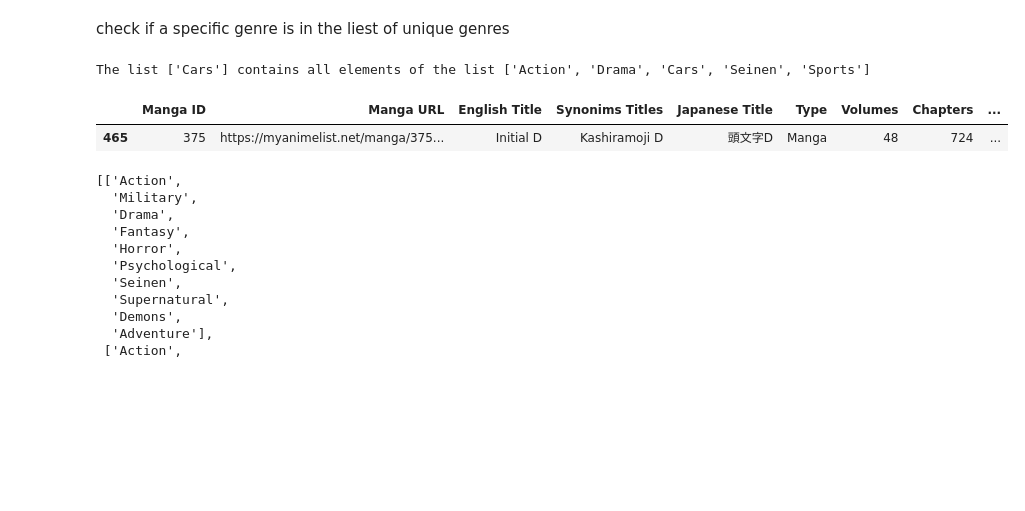
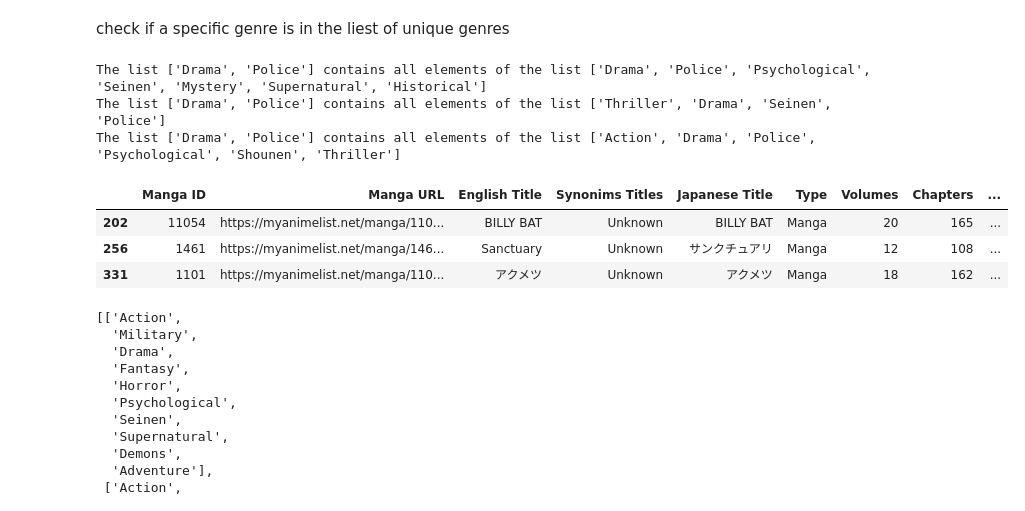
Before and after one commit to luthergit/Top_Mangas, a Jupyter notebook: Top_Manga_for_Dash.ipynb, the cells around one changed output. Saved outputs shown, nothing was run; the diff lists cells and outputs as text; code cells hidden in the pictures; blank space fills up the shorter version.

Commit message:
select specific genre2.0

```diff
--- a/Top_Manga_for_Dash.ipynb
+++ b/Top_Manga_for_Dash.ipynb
@@ -100,29 +100,34 @@ check if a specific genre is in the liest of unique genres
 # %%
 # top_manga_copy.info()
 selected_genres = []
 # test = ['Police']
-# test = ['Drama', 'Police', 'Psychological', 'Seinen', 'Mystery', 'Supernatural', 'Historical']
-test = ['Cars']
+test = ['Drama', 'Police']
+# test = 'Cars'
 
 for genres in top_manga_copy['Genres']:
 
 
 # To check that test has genres elements,
     check =  all(item in genres for item in test)
 #     test_genres = top_manga_copy[check]
 # test_genres
     if check is True:
         selected_genres.append(genres)
         print("The list {} contains all elements of the list {}".format(test, genres))
         test_genres = top_manga_copy[top_manga_copy['Genres'].isin(selected_genres)]
-#     else :
+    else :
 #         print("No, test doesn't have all elements of the genres.")
+        test_genres = top_manga_copy[top_manga_copy['Genres'].isin(selected_genres)]
 
 test_genres
 # %% [output]
-The list ['Cars'] contains all elements of the list ['Action', 'Drama', 'Cars', 'Seinen', 'Sports']
+The list ['Drama', 'Police'] contains all elements of the list ['Drama', 'Police', 'Psychological', 'Seinen', 'Mystery', 'Supernatural', 'Historical']
+The list ['Drama', 'Police'] contains all elements of the list ['Thriller', 'Drama', 'Seinen', 'Police']
+The list ['Drama', 'Police'] contains all elements of the list ['Action', 'Drama', 'Police', 'Psychological', 'Shounen', 'Thriller']
 |  | Manga ID | Manga URL | English Title | Synonims Titles | Japanese Title | Type | Volumes | Chapters | ... |
-| 465 | 375 | https://myanimelist.net/manga/375... | Initial D | Kashiramoji D | 頭文字D | Manga | 48 | 724 | ... |
+| 202 | 11054 | https://myanimelist.net/manga/110... | BILLY BAT | Unknown | BILLY BAT | Manga | 20 | 165 | ... |
+| 256 | 1461 | https://myanimelist.net/manga/146... | Sanctuary | Unknown | サンクチュアリ | Manga | 12 | 108 | ... |
+| 331 | 1101 | https://myanimelist.net/manga/110... | アクメツ | Unknown | アクメツ | Manga | 18 | 162 | ... |
 # %%
 # top_manga_copy.info()
 selected_genres = []
```
Also changed, not shown: 1 other file.
